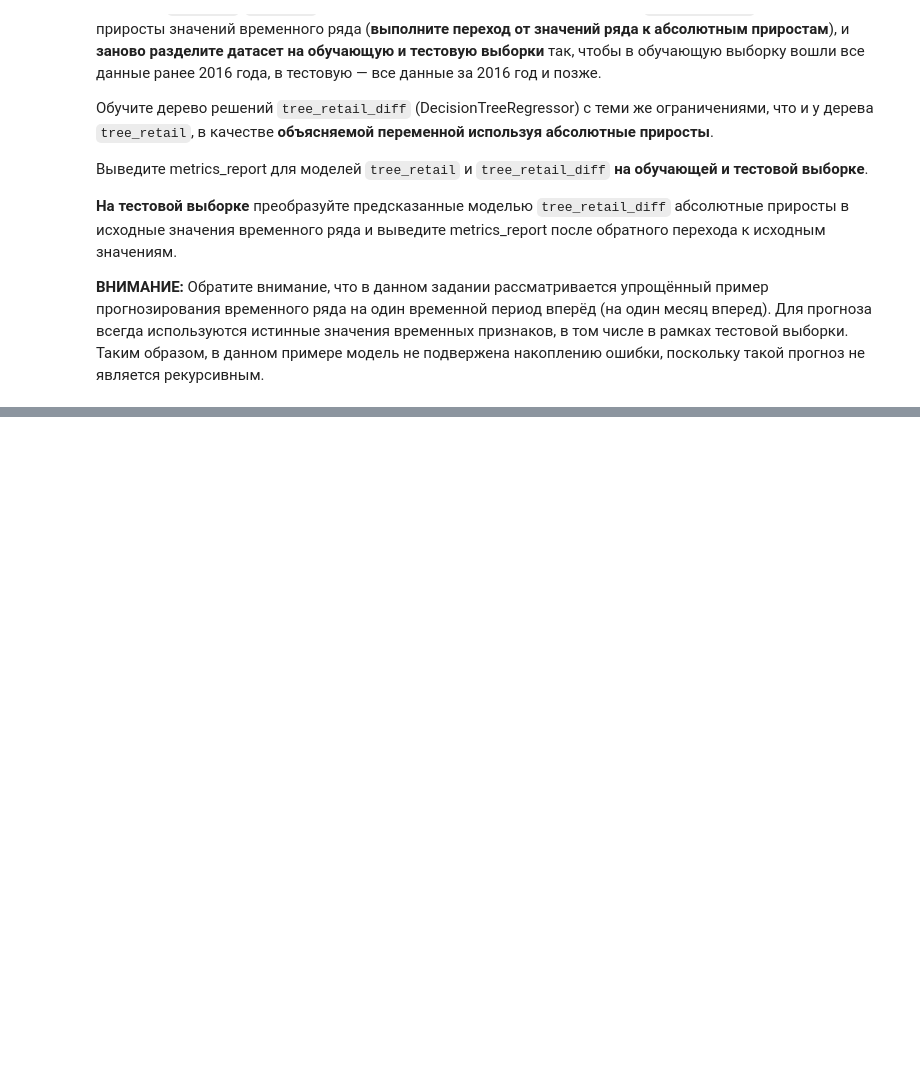
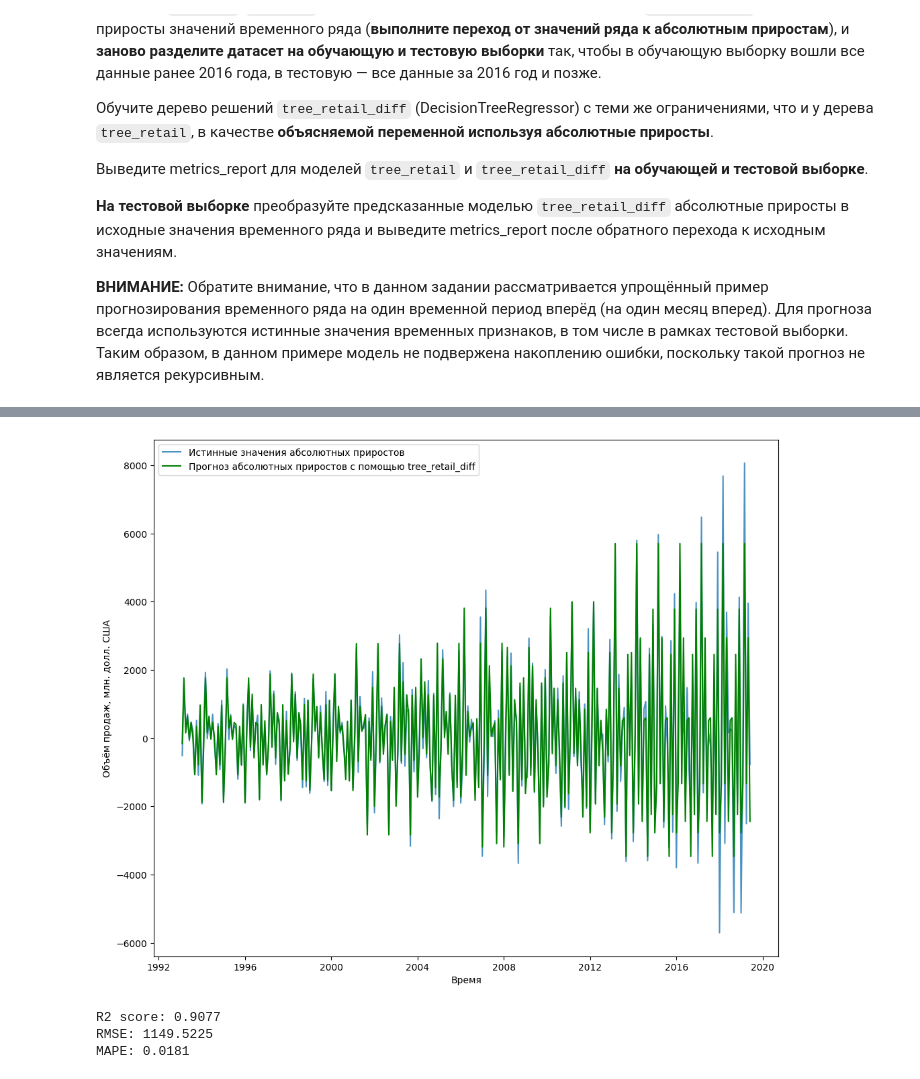
Before and after one commit to 2813/ODS-homework, a Jupyter notebook: 04_ODS_ML.ipynb, the cells around one changed output, grey strips where cells are left out. Cells and saved outputs as stored; diff of their text form; code cells hidden in the pictures; blank space fills up the shorter version.

```diff
--- a/04_ODS_ML.ipynb
+++ b/04_ODS_ML.ipynb
@@ -1270,7 +1338,7 @@ plt.show()
 # Выделите новую объясняемую переменную y_retail_diff — абсолютные приросты значений временного ряда
 # Подсказка: используйте shift
 
-y_retail_diff = ...
+y_retail_diff = y_retail - y_retail.shift(1)
 y_retail_diff = y_retail_diff[1:]
 X_retail_diff = X_retail[1:]
 # %%
@@ -1278,11 +1346,11 @@ X_retail_diff = X_retail[1:]
 #   Обучающая выборка — все данные ранее 2016 года
 #   Тестовая выборка  — все данные за 2016 год и позже
 
-X_retail_diff_train = ...
-y_retail_diff_train = ...
+X_retail_diff_train = X_retail_diff[mask]
+y_retail_diff_train = y_retail_diff[mask]
 
-X_retail_diff_test = ...
-y_retail_diff_test = ...
+X_retail_diff_test = X_retail_diff[~mask]
+y_retail_diff_test = y_retail_diff[~mask]
 # %%
 # На обучающей выборке обучите дерево tree_retail_diff (DecisionTreeRegressor) с ограничениями:
 #   min_samples_split=5
@@ -1298,14 +1381,16 @@ tree_retail_diff = ...
 # %%
 # Постройте график значений абсолютных приростов
 # Добавьте на график прогноз абсолютных приростов моделью tree_retail_diff
 
 plt.figure(figsize=(12, 10))
 plt.plot(X_retail_diff.index, y_retail_diff, alpha=0.8, label='Истинные значения абсолютных приростов')
-plt.plot(X_retail_diff.index, ..., c='green', label='Прогноз абсолютных приростов с помощью tree_retail_diff')
+plt.plot(X_retail_diff.index, tree_retail_diff.predict(X_retail_diff), c='green', label='Прогноз абсолютных приростов с помощью tree_retail_diff')
 plt.xlabel('Время')
 plt.ylabel('Объём продаж, млн. долл. США')
 plt.legend()
 plt.show()
+# %% [output]
+[figure, added]
 # %%
 # На тестовой выборке преобразуйте предсказанные моделью tree_retail_diff абсолютные приросты в исходные значения временного ряда
 
@@ -1313,7 +1398,11 @@ y_test_pred_tree_retail_diff = y_retail_train[-1] + ... # В качестве y0
 # %%
 # Выведите metrics_report на тестовой выборке после обратного перехода от прогноза приростов к исходным значениям
 
-metrics_report(y_retail_test, ...)
+metrics_report(y_retail_test, y_test_pred_tree_retail_diff)
+# %% [output]
+R2 score: 0.9077
+RMSE: 1149.5225
+MAPE: 0.0181
 # %%
 # Постройте график значений временного ряда (RetailSales) на тестовой выборке
 # Добавьте на график прогноз значений ряда с помощью моделей tree_retail и tree_retail_diff
```
Also changed, not shown: parts of 19 cells of this notebook.
